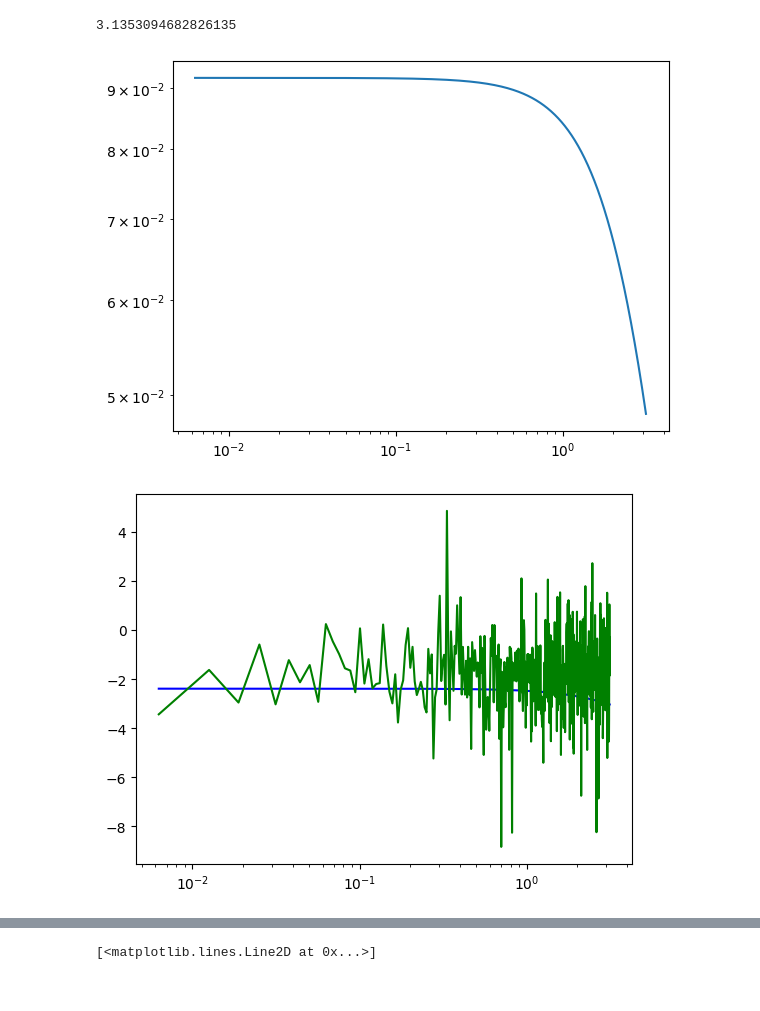
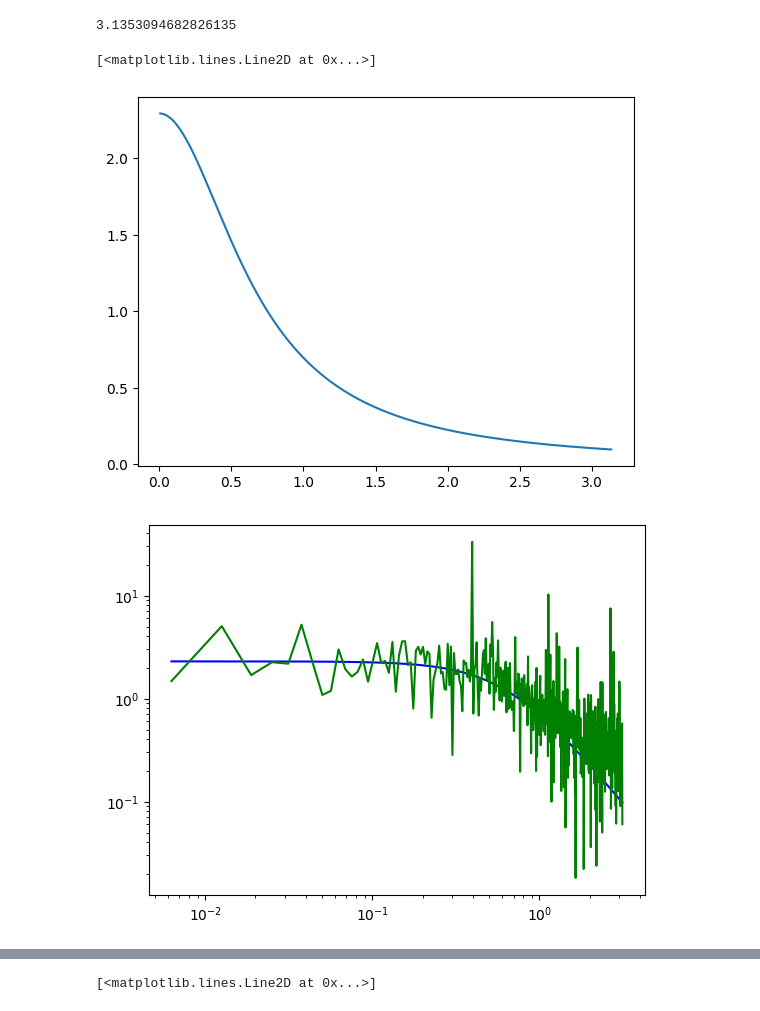
Before and after one commit to j-dichgans/Bachelor-Thesis, a Jupyter notebook: clarke_fig_1_v2.ipynb, the cells around one changed output, grey strips where cells are left out. Saved outputs shown, nothing was run; the diff lists cells and outputs as text; code cells hidden in the pictures.

Commit message:
f*0.2 and lambda*0.2 steps_per_unit_time = 10, red_noise on unfiltered not added data - why does it work?, use log to fit. Next step maybe: sliding mean of frequencies

```diff
--- a/clarke_fig_1_v2.ipynb
+++ b/clarke_fig_1_v2.ipynb
@@ -452,7 +452,7 @@ xs_white_filt_detr = statsmodels.tsa.tsatools.detrend(xs_white_filtered[:1000],o
 plt.plot(ts,upper)
 plt.plot(ts,true_ls)
 
-mean_ls_500 = true_ls[:1000].mean()
+mean_ls_500 = true_ls[:1000].mean()*0.2
 
 #N = 500*steps_per_unit_time
 frequencies = 2*np.pi*(1/1000)*np.arange(1,500)
@@ -468,17 +468,19 @@ estim_psd_xi_wn = [np.abs(1/np.sqrt(1000)*(np.exp(-1j*frequencies[i]*np.arange(0
 3.1353094682826135
 # %%
 plt.plot(frequencies,targets)
-plt.xscale('log')
-plt.yscale('log')
+# plt.xscale('log')
 # plt.yscale('log')
+# plt.yscale('log')
 # %% [output]
+[<matplotlib.lines.Line2D at 0x...>]
-[figure, old version]
+[figure, new version]
 # %%
-plt.plot(frequencies,np.log(targets), color = "blue")
-plt.plot(frequencies,np.log(np.array(estim_psd_xs_wn)/np.array(estim_psd_xi_wn)), color = "green")
+plt.plot(frequencies,(targets), color = "blue")
+plt.plot(frequencies,(np.array(estim_psd_xs_wn)/np.array(estim_psd_xi_wn)), color = "green")
 plt.xscale('log')
+plt.yscale('log')
 # %% [output]
-[figure, old version]
+[figure, new version]
 # %%
 window_length = 200
 # %%
```
Also changed, not shown: parts of 5 cells of this notebook.
